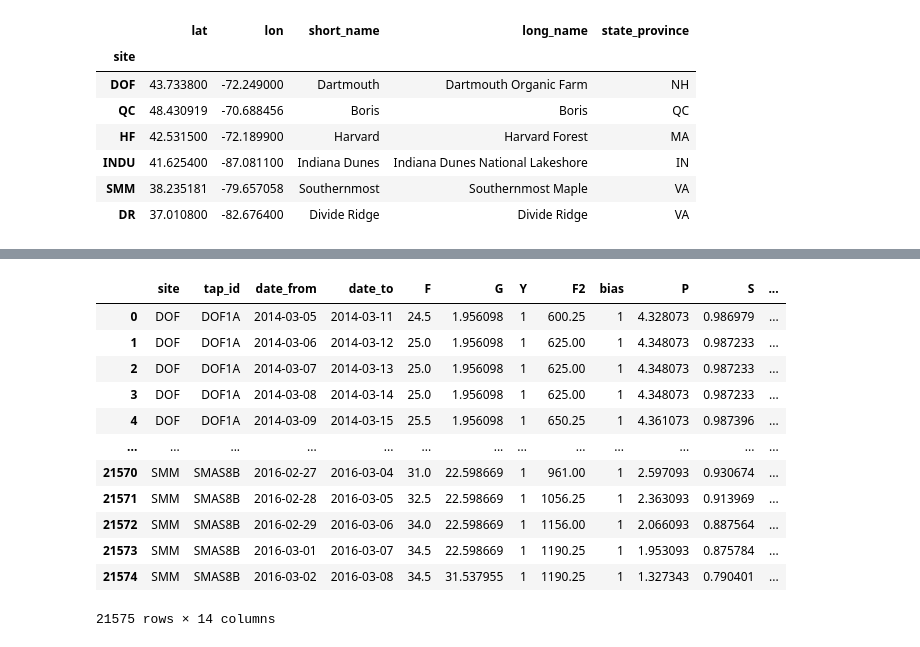
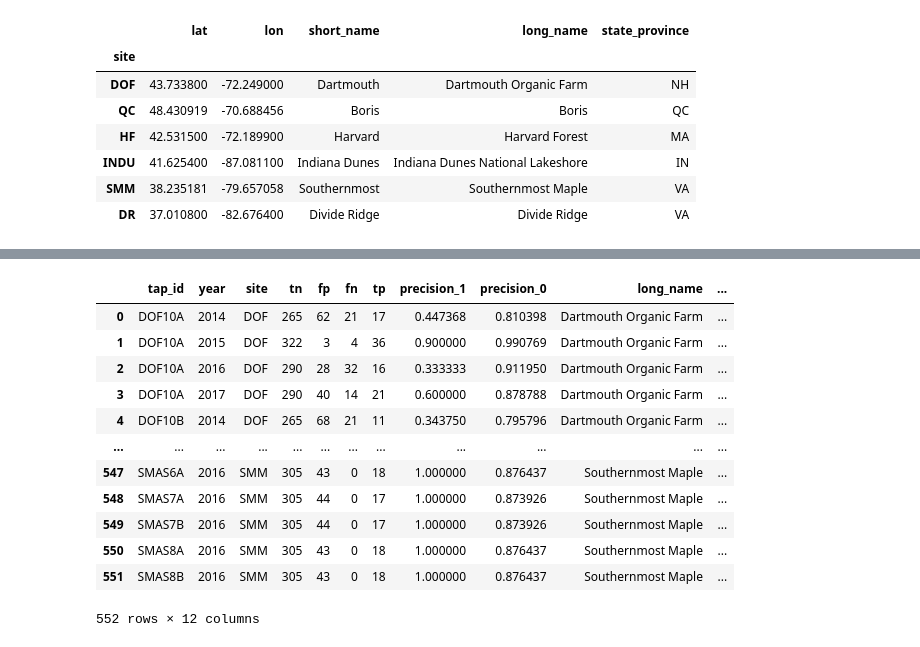
Before and after one commit to spentelow/sapflow, a Jupyter notebook: houle_analysis.ipynb, the cells around one changed output, grey strips where cells are left out. Saved outputs shown, nothing was run; the diff lists cells and outputs as text; code cells hidden in the pictures.

```diff
--- a/houle_analysis.ipynb
+++ b/houle_analysis.ipynb
@@ -206,16 +170,22 @@ houle2015['year'] = houle2015['date_from'].dt.year
-# %%
-houle2015
-# %% [output]
-|  | site | tap_id | date_from | date_to | F | G | Y | F2 | bias | P | S | ... |
-| 0 | DOF | DOF1A | 2014-03-05 | 2014-03-11 | 24.5 | 1.956098 | 1 | 600.25 | 1 | 4.328073 | 0.986979 | ... |
-| 1 | DOF | DOF1A | 2014-03-06 | 2014-03-12 | 25.0 | 1.956098 | 1 | 625.00 | 1 | 4.348073 | 0.987233 | ... |
-| 2 | DOF | DOF1A | 2014-03-07 | 2014-03-13 | 25.0 | 1.956098 | 1 | 625.00 | 1 | 4.348073 | 0.987233 | ... |
-| 3 | DOF | DOF1A | 2014-03-08 | 2014-03-14 | 25.0 | 1.956098 | 1 | 625.00 | 1 | 4.348073 | 0.987233 | ... |
-| 4 | DOF | DOF1A | 2014-03-09 | 2014-03-15 | 25.5 | 1.956098 | 1 | 650.25 | 1 | 4.361073 | 0.987396 | ... |
-| ... | ... | ... | ... | ... | ... | ... | ... | ... | ... | ... | ... | ... |
-| 21570 | SMM | SMAS8B | 2016-02-27 | 2016-03-04 | 31.0 | 22.598669 | 1 | 961.00 | 1 | 2.597093 | 0.930674 | ... |
-| 21571 | SMM | SMAS8B | 2016-02-28 | 2016-03-05 | 32.5 | 22.598669 | 1 | 1056.25 | 1 | 2.363093 | 0.913969 | ... |
-| 21572 | SMM | SMAS8B | 2016-02-29 | 2016-03-06 | 34.0 | 22.598669 | 1 | 1156.00 | 1 | 2.066093 | 0.887564 | ... |
-| 21573 | SMM | SMAS8B | 2016-03-01 | 2016-03-07 | 34.5 | 22.598669 | 1 | 1190.25 | 1 | 1.953093 | 0.875784 | ... |
-| 21574 | SMM | SMAS8B | 2016-03-02 | 2016-03-08 | 34.5 | 31.537955 | 1 | 1190.25 | 1 | 1.327343 | 0.790401 | ... |
-21575 rows × 14 columns
+# %%
+houle_summary = houle2015[['site','tap_id','year', 'tn', 'fp', 'fn', 'tp']].groupby(['tap_id','year', 'site']).sum()
+houle_summary['precision_1'] = houle_summary.tp/(houle_summary.tp + houle_summary.fn)
+houle_summary['precision_0'] = houle_summary.tn/(houle_summary.tn + houle_summary.fp)
+houle_summary = houle_summary.reset_index()
+houle_summary = houle_summary.merge(location.reset_index()[['site','long_name','state_province']], on='site',how='left')
+houle_summary['loc'] = houle_summary.long_name + ', ' + houle_summary.state_province
+houle_summary
+# %% [output]
+|  | tap_id | year | site | tn | fp | fn | tp | precision_1 | precision_0 | long_name | ... |
+| 0 | DOF10A | 2014 | DOF | 265 | 62 | 21 | 17 | 0.447368 | 0.810398 | Dartmouth Organic Farm | ... |
+| 1 | DOF10A | 2015 | DOF | 322 | 3 | 4 | 36 | 0.900000 | 0.990769 | Dartmouth Organic Farm | ... |
+| 2 | DOF10A | 2016 | DOF | 290 | 28 | 32 | 16 | 0.333333 | 0.911950 | Dartmouth Organic Farm | ... |
+| 3 | DOF10A | 2017 | DOF | 290 | 40 | 14 | 21 | 0.600000 | 0.878788 | Dartmouth Organic Farm | ... |
+| 4 | DOF10B | 2014 | DOF | 265 | 68 | 21 | 11 | 0.343750 | 0.795796 | Dartmouth Organic Farm | ... |
+| ... | ... | ... | ... | ... | ... | ... | ... | ... | ... | ... | ... |
+| 547 | SMAS6A | 2016 | SMM | 305 | 43 | 0 | 18 | 1.000000 | 0.876437 | Southernmost Maple | ... |
+| 548 | SMAS7A | 2016 | SMM | 305 | 44 | 0 | 17 | 1.000000 | 0.873926 | Southernmost Maple | ... |
+| 549 | SMAS7B | 2016 | SMM | 305 | 44 | 0 | 17 | 1.000000 | 0.873926 | Southernmost Maple | ... |
+| 550 | SMAS8A | 2016 | SMM | 305 | 43 | 0 | 18 | 1.000000 | 0.876437 | Southernmost Maple | ... |
+| 551 | SMAS8B | 2016 | SMM | 305 | 43 | 0 | 18 | 1.000000 | 0.876437 | Southernmost Maple | ... |
+552 rows × 12 columns
```
Also changed, not shown: parts of 34 cells of this notebook.
